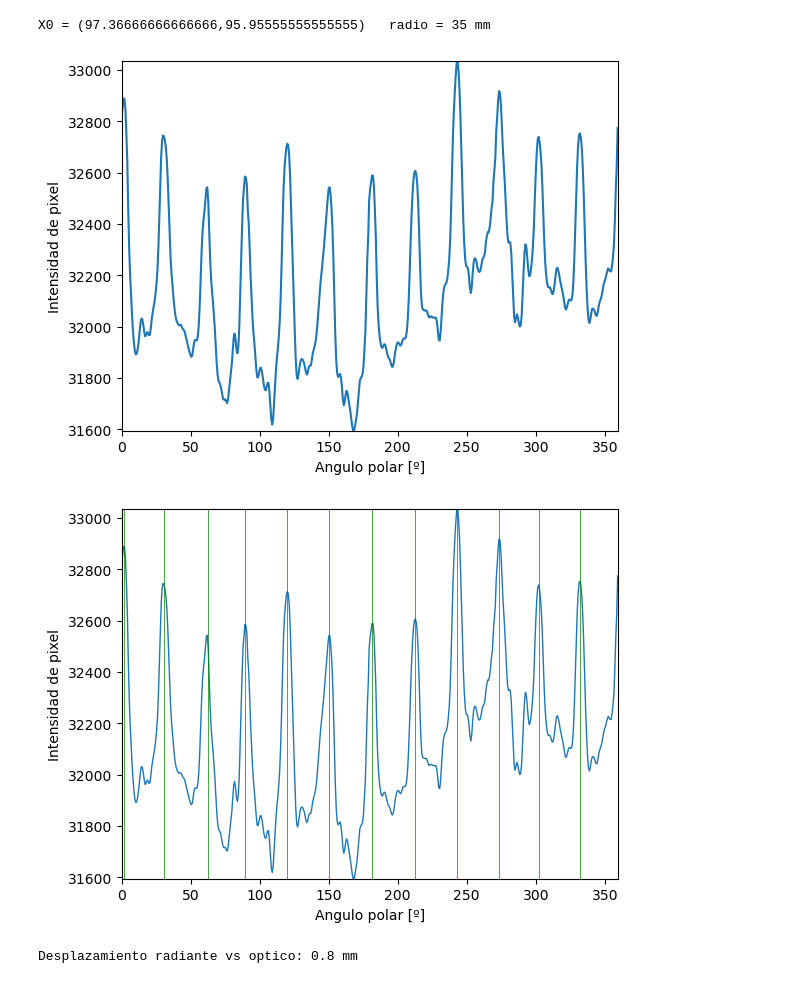
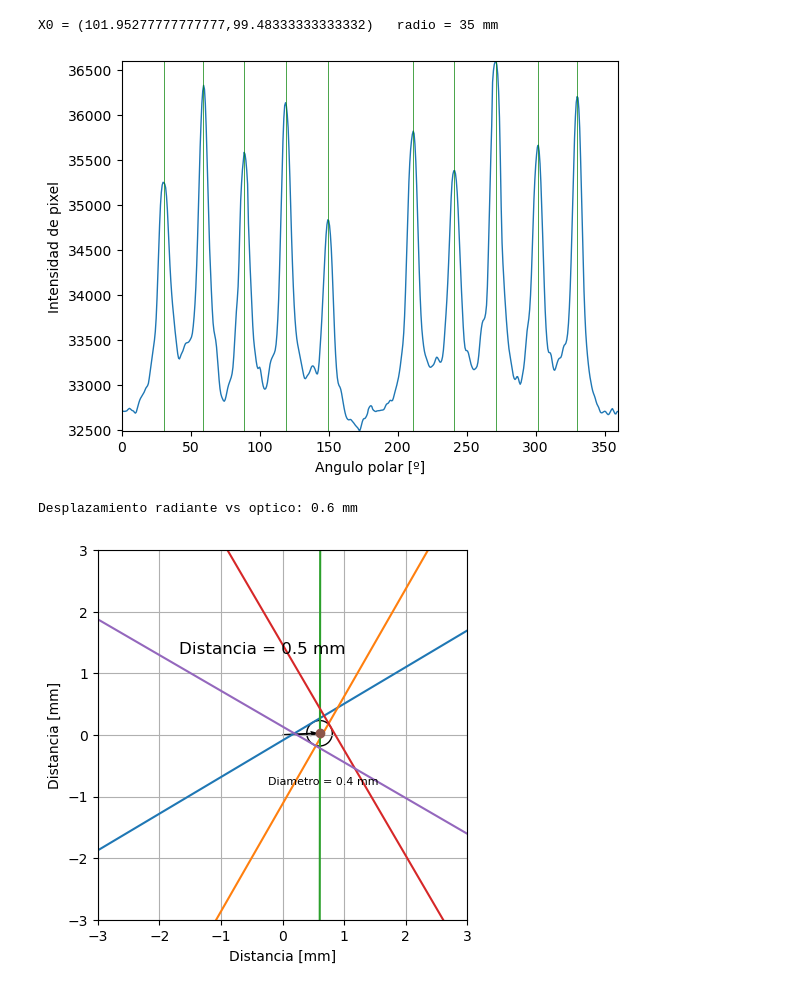
Before and after one commit to roymlapera/INTECNUS-QAStarshot, a Jupyter notebook: Analiss_starshot.ipynb, the cells around one changed output. Saved outputs shown, nothing was run; the diff lists cells and outputs as text; code cells hidden in the pictures.

Commit message:
Actualizado visualizacion de seleccion centro optico, a¤adido resultado de distancia optico-radiante. Testeado en starshot colimador, gantry y camilla.

```diff
--- a/Analiss_starshot.ipynb
+++ b/Analiss_starshot.ipynb
@@ -424,9 +445,9 @@ def AnalisisStarshot(starshot_tipo, PROMEDIADO, threshold, ancho, dpi, radio, in
 
     Grafico(a,b,diametro,x0,y0,starshot_tipo)
 # %%
-AnalisisStarshot(starshot_tipo='colimador', PROMEDIADO=True, threshold=32400, ancho=15, dpi=72, radio=35, interpolation_flag=cv2.WARP_FILL_OUTLIERS)
+AnalisisStarshot(starshot_tipo='gantry', PROMEDIADO=True, threshold=34000, ancho=10, dpi=72, radio=35, interpolation_flag=cv2.WARP_FILL_OUTLIERS)
 # %% [output]
-X0 = (97.36666666666666,95.95555555555555)   radio = 35 mm
+X0 = (101.95277777777777,99.48333333333332)   radio = 35 mm
-[figure, old version]
+[figure, new version]
+Desplazamiento radiante vs optico: 0.6 mm
-[figure, old version]
+[figure, new version]
-Desplazamiento radiante vs optico: 0.8 mm
```
Also changed, not shown: parts of 2 cells of this notebook, 4 other files.
